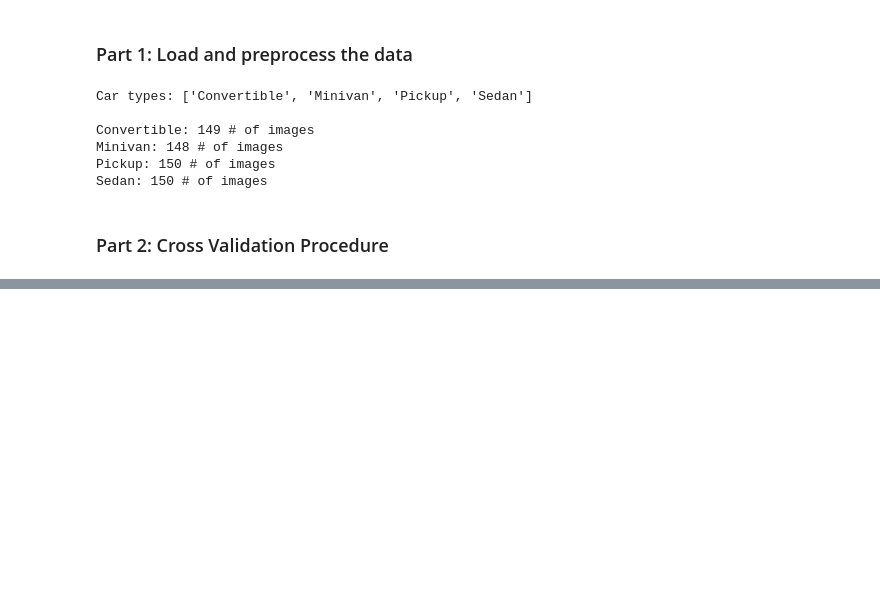
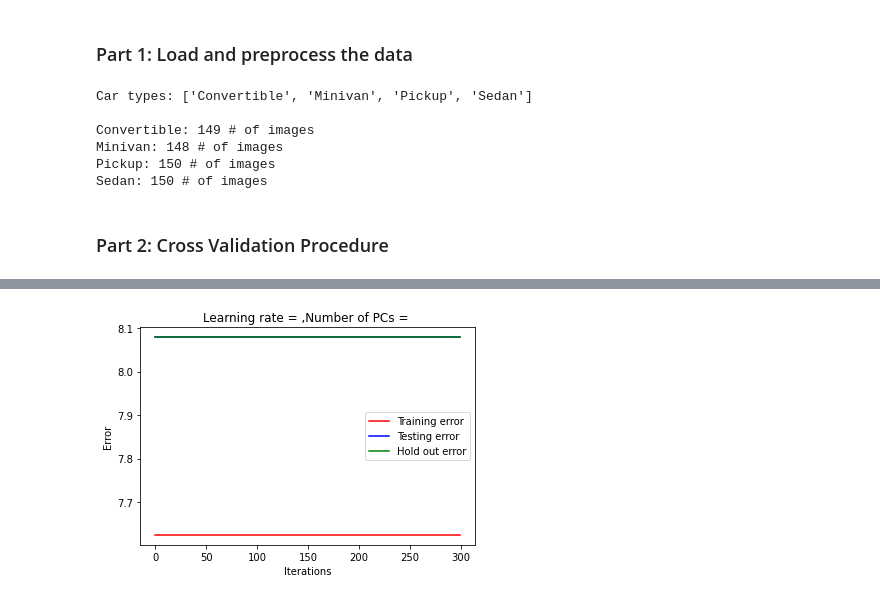
Before and after one commit to XinyiZhang42/CSE251B-PA1, a Jupyter notebook: CSE251B PA1.ipynb, the cells around one changed output, grey strips where cells are left out. Drawn from its saved outputs; the diff is of its cells as text; code cells hidden in the pictures; blank space fills up the shorter version.

```diff
--- a/CSE251B PA1.ipynb
+++ b/CSE251B PA1.ipynb
@@ -80,0 +322,5 @@ num_Pc = 3
+# %%
+#Perform logistic regression via geadient descent
+lr_clf = LogisticRegressionClassifier(max_iter=300,learning_rate=0.1)
+train_error,train_acc,hold_out_error,hold_out_acc,test_error,test_acc = \
+lr_clf.gradientDescent(X_train,y_train,X_hold,y_hold,X_test,y_test)
@@ -80,0 +372,12 @@ num_Pc = 3
+# %%
+#Plot error/accuracy
+plt.plot(train_error,color = 'red',label = 'Training error')
+plt.plot(test_error,color = 'blue',label = 'Testing error')
+plt.plot(hold_out_error,color = 'green',label = 'Hold out error')
+plt.title("Learning rate = ,Number of PCs = ")
+plt.ylabel('Error')
+plt.xlabel('Iterations')
+plt.legend()
+plt.show()
+# %% [output]
+[figure, added]
```
Also changed, not shown: parts of 18 cells of this notebook.
